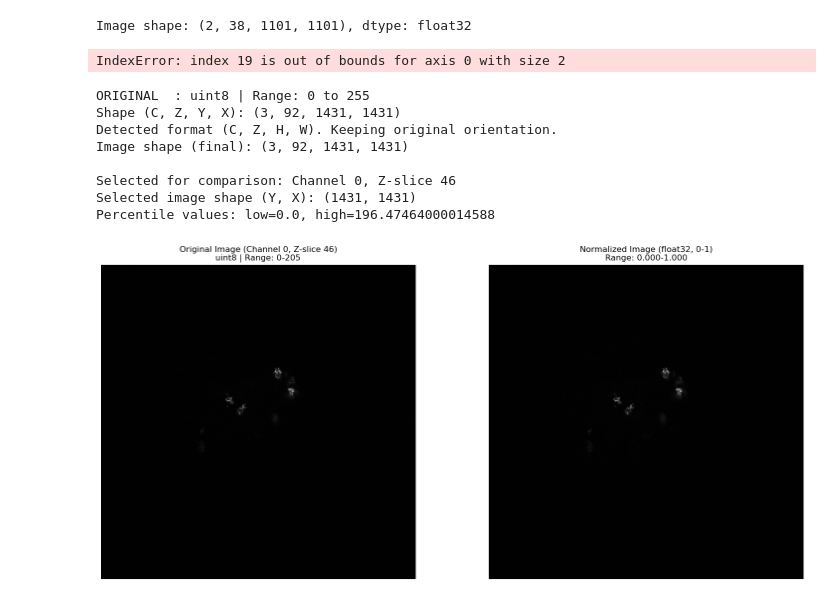
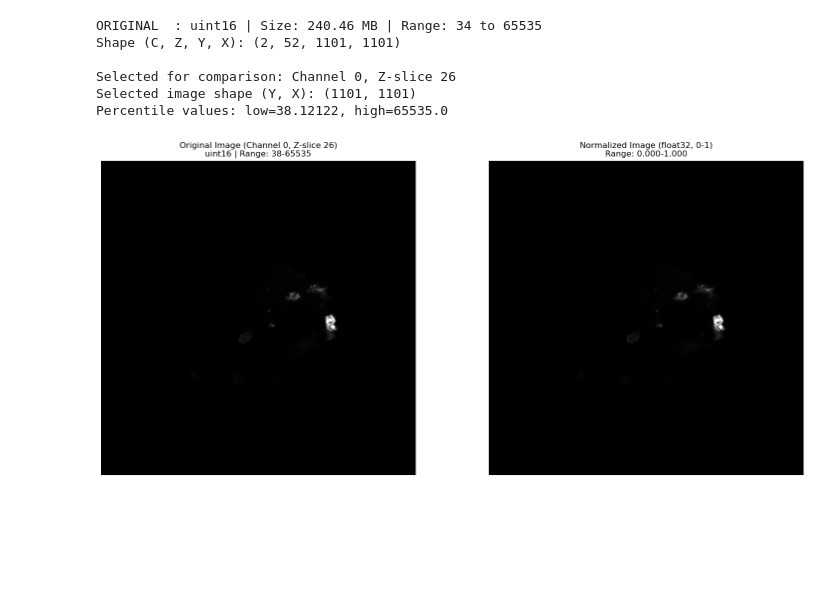
Before and after one commit to aditya0701/Image_segmentation_thesis, a Jupyter notebook: image_test.ipynb, the cells around one changed output. Drawn from its saved outputs; the diff is of its cells as text; code cells hidden in the pictures; blank space fills up the shorter version.

```diff
--- a/image_test.ipynb
+++ b/image_test.ipynb
@@ -4,26 +4,11 @@ import os
 import numpy as np
 import tifffile as tiff
 from tqdm import tqdm
-# ================= CONFIGURATION =================
-
-INPUT_FOLDER = r"/home/students/rawat/czi_output/Processed_images_float32_GreenAndRed/PN_KC_488_568_Brain5_CalyxL_LSMPlus_16bit.ome.tif"
-
-img = tiff.imread(INPUT_FOLDER)
-print(f"Image shape: {img.shape}, dtype: {img.dtype}")
-
-## code to display a slice of the image
-import matplotlib.pyplot as plt
-slice_index = img.shape[1] // 2  # Middle slice
-plt.imshow(img[slice_index], cmap='gray')
-plt.title(f"Slice {slice_index}")
-plt.show()
-# %% [output]
-Image shape: (2, 38, 1101, 1101), dtype: float32
-IndexError: index 19 is out of bounds for axis 0 with size 2
 # %%
-INPUT_PATH = r"D:\Thesis_images\All_images_tif\old_images\PN_KC_Calyx_CS-_GFP_mCherry568_anti-synapsin633_brain1.ome.tif"
-img = tifffile.imread(INPUT_PATH)
-print(f"ORIGINAL  : {img.dtype} | Range: {img.min()} to {img.max()}")
+INPUT_PATH = r"/home/students/rawat/czi_output/processed_images/PN_KC_488_568_Brain3_CalyxL_LSMPlus_16bit.ome.tif"
+img = tiff.imread(INPUT_PATH)
+file_size_mb = img.nbytes / (1024 ** 2)
+print(f"ORIGINAL  : {img.dtype} | Size: {file_size_mb:.2f} MB | Range: {img.min()} to {img.max()}")
 print(f"Shape (C, Z, Y, X): {img.shape}")
 
 def fix_dimensions(image):
@@ -43,7 +28,7 @@ def fix_dimensions(image):
     return image
 
 # --- 1. FIX DIMENSIONS IF NEEDED ---
-img = fix_dimensions(img)
+# img = fix_dimensions(img)
 
 # --- 2. SELECT SPECIFIC IMAGE FOR COMPARISON ---
 # Select Channel 0, Z-slice 30 (middle slice)
@@ -55,41 +40,39 @@ print(f"Selected image shape (Y, X): {img_selected.shape}")
 
 # --- 3. NORMALIZE SELECTED IMAGE ---
 low, high = np.percentile(img_selected, (0.00001, 99.9999))
 print(f"Percentile values: low={low}, high={high}")
 
 if high > low:
     # Normalize to 0-1 as float32
     img_float = (img_selected.astype(np.float32) - low) / (high - low)
     img_float = np.clip(img_float, 0, 1)
 else:
     # Flat image fallback
     img_float = np.zeros_like(img_selected, dtype=np.float32)
 
 # --- 4. PLOT COMPARISON ---
 fig, ax = plt.subplots(1, 2, figsize=(16, 7))
 
 # Left: Original Image
 ax[0].imshow(img_selected, cmap='gray')
 ax[0].set_title(f"Original Image (Channel {CHANNEL}, Z-slice {Z_SLICE})\n{img_selected.dtype} | Range: {img_selected.min()}-{img_selected.max()}", fontsize=12)
 ax[0].axis('off')
 
 # Right: Normalized Image
 ax[1].imshow(img_float, cmap='gray')
 ax[1].set_title(f"Normalized Image (float32, 0-1)\nRange: {img_float.min():.3f}-{img_float.max():.3f}", fontsize=12)
 ax[1].axis('off')
 
 plt.tight_layout()
 plt.show()
 # %% [output]
-ORIGINAL  : uint8 | Range: 0 to 255
-Shape (C, Z, Y, X): (3, 92, 1431, 1431)
-Detected format (C, Z, H, W). Keeping original orientation.
-Image shape (final): (3, 92, 1431, 1431)
+ORIGINAL  : uint16 | Size: 240.46 MB | Range: 34 to 65535
+Shape (C, Z, Y, X): (2, 52, 1101, 1101)
 
-Selected for comparison: Channel 0, Z-slice 46
-Selected image shape (Y, X): (1431, 1431)
-Percentile values: low=0.0, high=196.47464000014588
+Selected for comparison: Channel 0, Z-slice 26
+Selected image shape (Y, X): (1101, 1101)
+Percentile values: low=38.12122, high=65535.0
-[figure, old version]
+[figure, new version]
 # %%
 print("\n--- FULL DATASET STATISTICS ---")
 print(f"Full Shape (C, Z, Y, X): {img.shape}")
```
Also changed, not shown: parts of 4 cells of this notebook, 16 other files.
